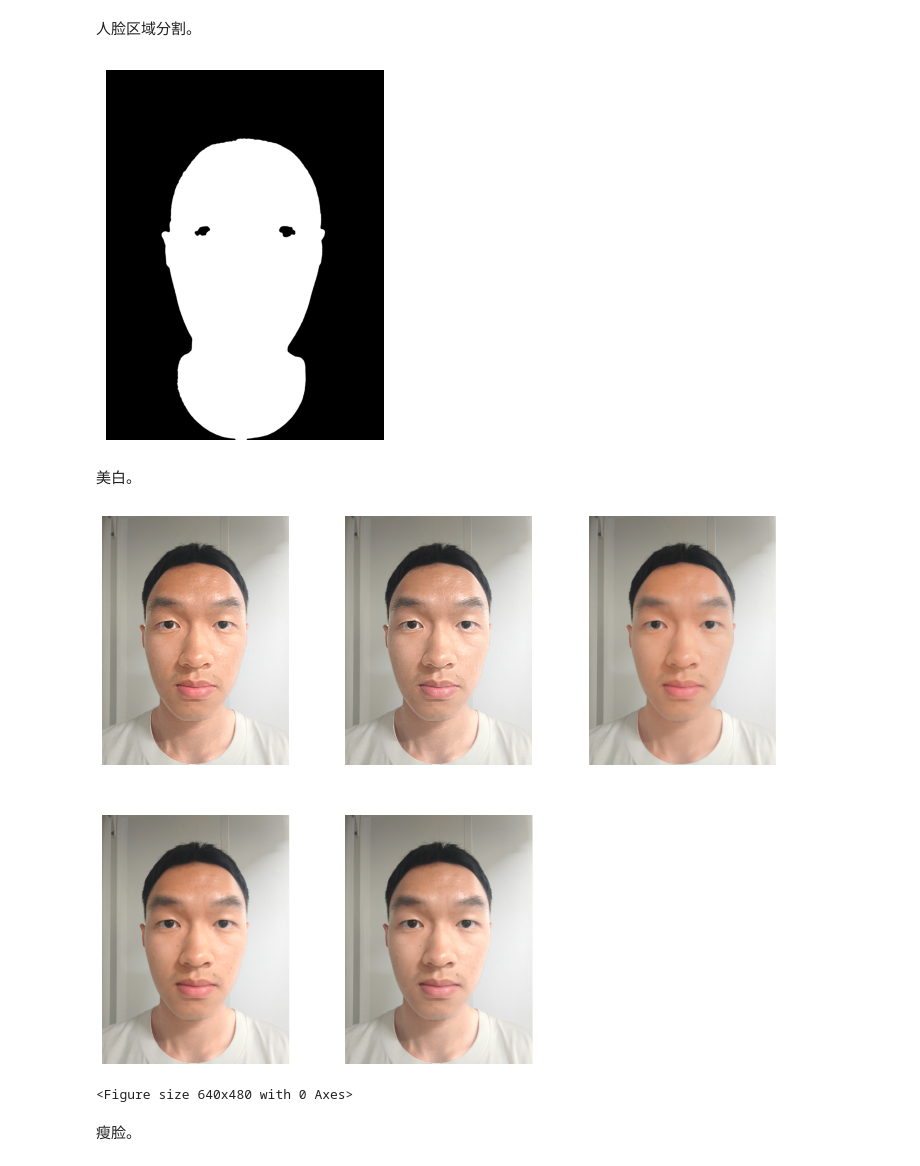
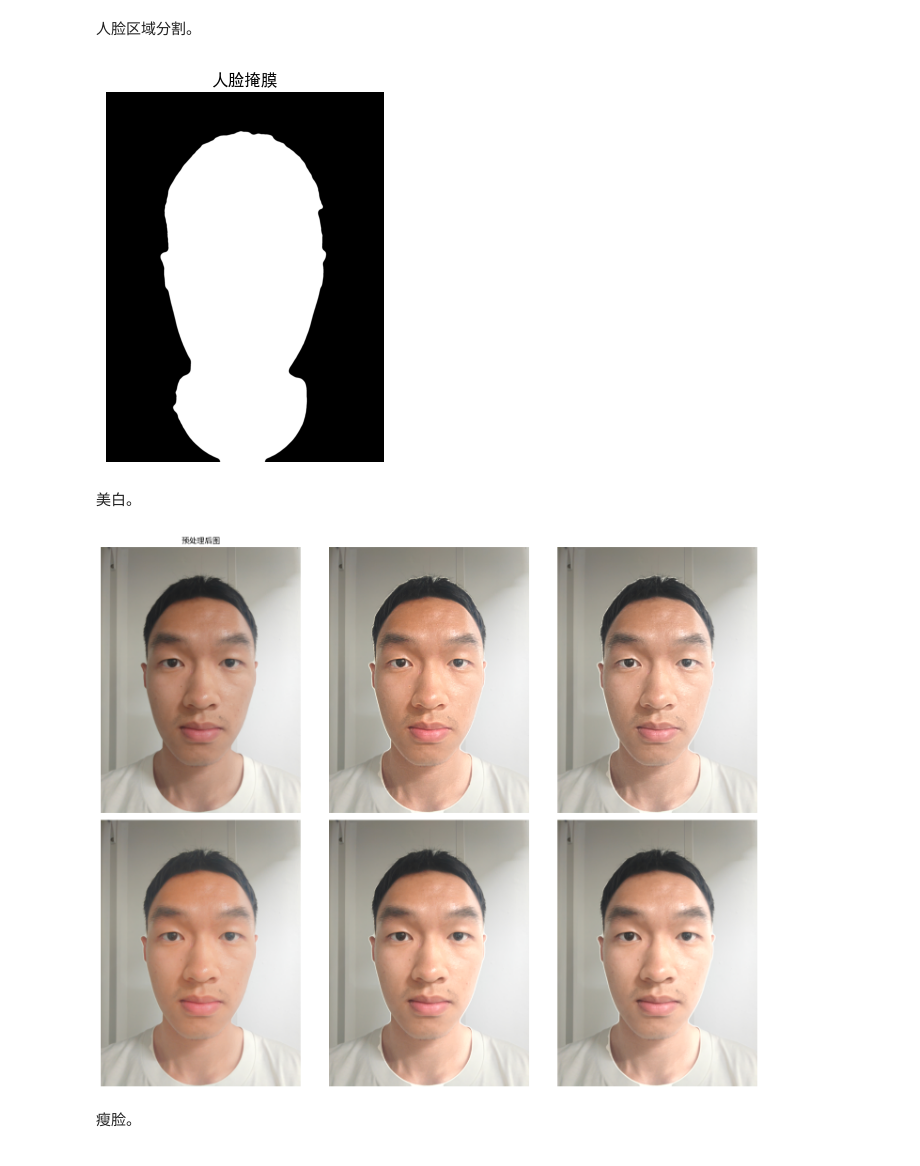
Before and after one commit to DerrickMarcus/digital-image-project, a Jupyter notebook: src/test.ipynb, the cells around one changed output. Saved outputs shown, nothing was run; the diff lists cells and outputs as text; code cells hidden in the pictures.

```diff
--- a/src/test.ipynb
+++ b/src/test.ipynb
@@ -20,6 +20,10 @@ from blend import blend_image, feather_mask
 from calibrate import undistort_image
 from detect_face import get_face_mask
 from preprocess import gaussian_filter, laplacian_sharpen, median_filter
+
+# 设置中文字体
+plt.rcParams["font.sans-serif"] = ["SimHei"]  # 黑体
+plt.rcParams["axes.unicode_minus"] = False  # 负号正常显示
 # %% [markdown]
 读取内参矩阵和畸变系数。
 # %%
@@ -58,11 +65,24 @@ plt.show()
 # %%
+plt.figure(figsize=(12, 6))
+
 img2 = median_filter(img1, k_size=5)
+plt.subplot(1, 3, 1)
 plt.imshow(cv2.cvtColor(img2, cv2.COLOR_BGR2RGB))
 plt.axis("off")
-plt.show()
+plt.title("中值滤波")
 
-img3 = gaussian_filter(img2, k_size=15, sigma=2.0)
+img3 = gaussian_filter(img2, k_size=13, sigma=2.0)
+plt.subplot(1, 3, 2)
 plt.imshow(cv2.cvtColor(img3, cv2.COLOR_BGR2RGB))
 plt.axis("off")
+plt.title("高斯滤波")
+
+img4 = laplacian_sharpen(img3, alpha=0.8, k_size=1)
+plt.subplot(1, 3, 3)
+plt.imshow(cv2.cvtColor(img4, cv2.COLOR_BGR2RGB))
+plt.axis("off")
+plt.title("拉普拉斯锐化")
+
+plt.tight_layout()
 plt.show()
 # %% [output]
@@ -73,4 +89,0 @@ plt.show()
-# %%
-img4 = laplacian_sharpen(img3, alpha=1.0, k_size=1)
-plt.imshow(cv2.cvtColor(img4, cv2.COLOR_BGR2RGB))
-plt.axis("off")
@@ -80,56 +90,61 @@ plt.axis("off")
 # %% [markdown]
 人脸区域分割。
 # %%
+plt.figure()
 face_mask = get_face_mask(img4)
 plt.imshow(face_mask, cmap="gray")
 plt.axis("off")
+plt.title("人脸掩膜")
 plt.show()
 # %% [output]
-[figure, old version]
+[figure, new version]
 # %% [markdown]
 美白。
 # %%
 plt.figure(figsize=(15, 12))
 
 plt.subplot(2, 3, 1)
+plt.imshow(cv2.cvtColor(img4, cv2.COLOR_BGR2RGB))
+plt.axis("off")
+plt.title("预处理后图")
+
 img51 = whiten_hsi_clahe(
     img4, face_mask, clip_limit=2, tile_grid_size=(200, 200), k_size=21
 )
+plt.subplot(2, 3, 2)
 plt.imshow(cv2.cvtColor(img51, cv2.COLOR_BGR2RGB))
 plt.axis("off")
 # plt.show()
 
-plt.subplot(2, 3, 2)
 img52 = whiten_lab_clahe(
     img4, face_mask, clip_limit=2, tile_grid_size=(200, 200), k_size=21
 )
+plt.subplot(2, 3, 3)
 plt.imshow(cv2.cvtColor(img52, cv2.COLOR_BGR2RGB))
 plt.axis("off")
 # plt.show()
 
-plt.subplot(2, 3, 3)
-img53 = whiten_hsi_gamma(img4, face_mask, gamma=0.7, k_size=21)
+img53 = whiten_hsi_gamma(img4, face_mask, gamma=0.75, k_size=31)
+plt.subplot(2, 3, 4)
 plt.imshow(cv2.cvtColor(img53, cv2.COLOR_BGR2RGB))
 plt.axis("off")
 # plt.show()
 
-plt.subplot(2, 3, 4)
-img54 = whiten_hsi_gain(img4, face_mask, gain_i=1.2, gain_s=1.0, k_size=21)
+img54 = whiten_hsi_gain(img4, face_mask, gain_i=1.25, gain_s=0.9, k_size=31)
+plt.subplot(2, 3, 5)
 plt.imshow(cv2.cvtColor(img54, cv2.COLOR_BGR2RGB))
 plt.axis("off")
 # plt.show()
 
-plt.subplot(2, 3, 5)
-img55 = whiten_lab_gain(img4, face_mask, gain_l=1.2, gain_a=1.0, gain_b=1.0, k_size=21)
+img55 = whiten_lab_gain(img4, face_mask, gain_l=1.25, gain_a=1.0, gain_b=1.0, k_size=31)
+plt.subplot(2, 3, 6)
 plt.imshow(cv2.cvtColor(img55, cv2.COLOR_BGR2RGB))
 plt.axis("off")
-plt.show()
 
 plt.tight_layout()
 plt.show()
 # %% [output]
-[figure, old version]
+[figure, new version]
-<Figure size 640x480 with 0 Axes>
 # %% [markdown]
 瘦脸。
 # %%
```
Also changed, not shown: parts of 11 cells of this notebook, 8 other files.
